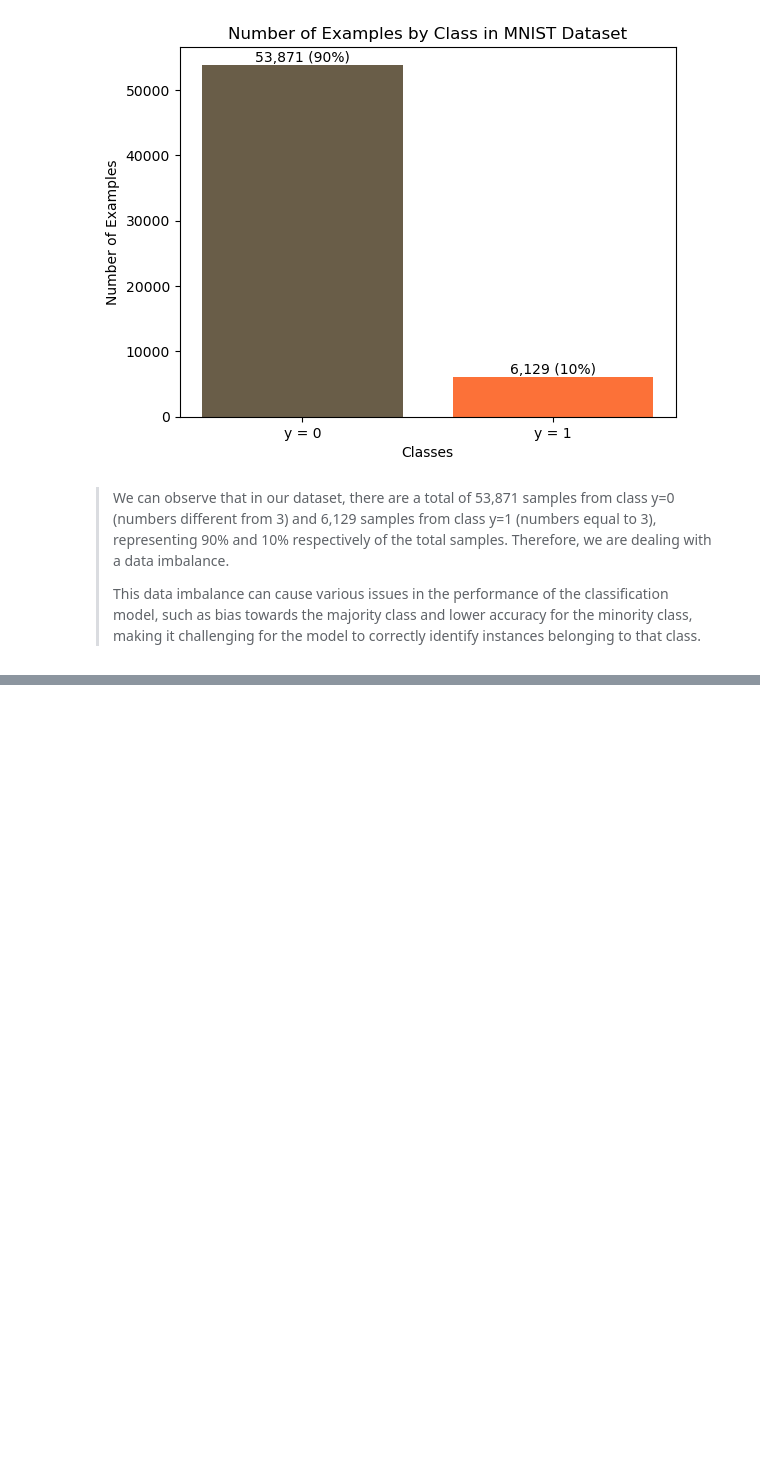
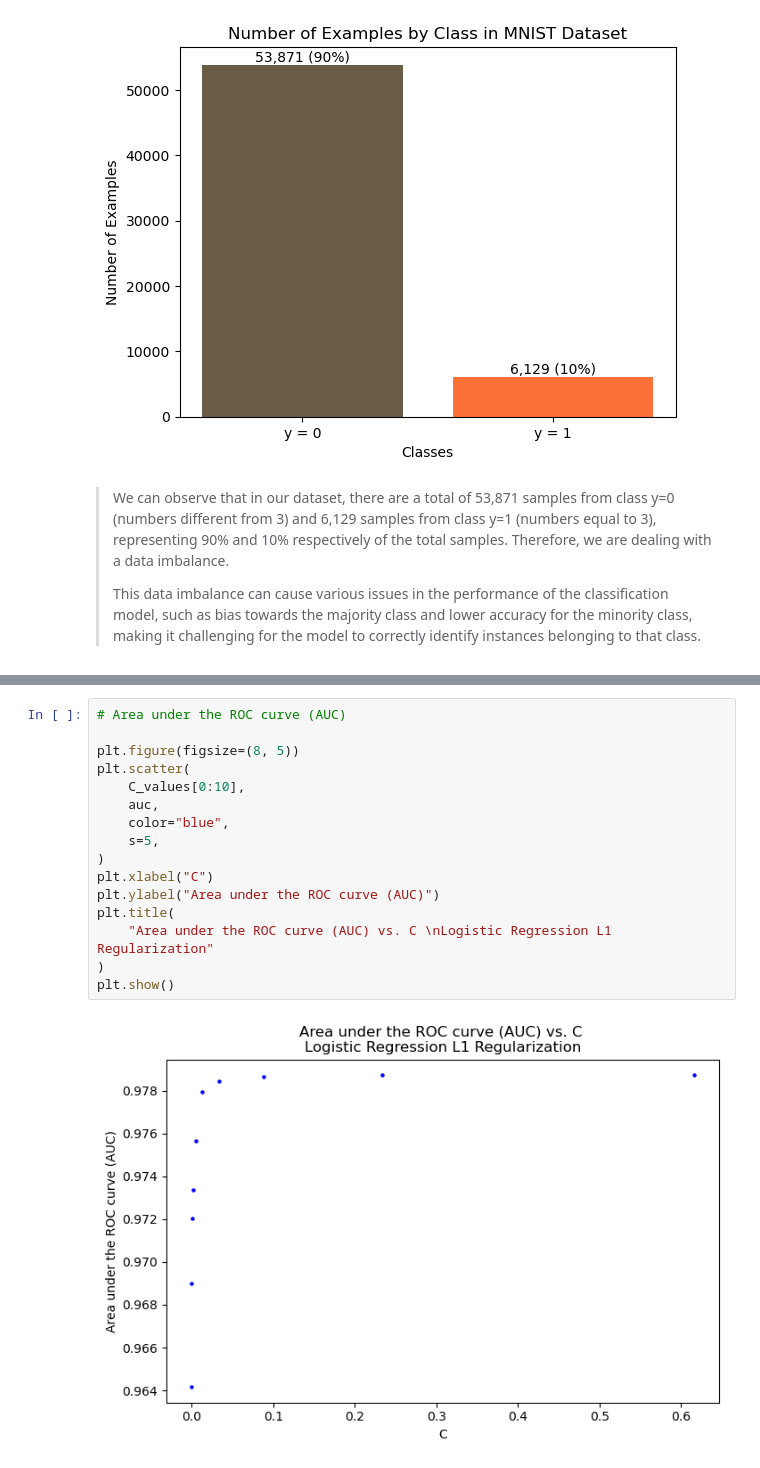
Before and after one commit to BarbaraPFloresRios/IDS705_PrinciplesOfMachineLearning, a Jupyter notebook: Assignment_3_SupervisedLearning_ModelTrainingAndEvaluation/Assignment_3.ipynb, the cells around one changed output, grey strips where cells are left out. Cells and saved outputs as stored; diff of their text form; blank space fills up the shorter version.

```diff
--- a/Assignment_3_SupervisedLearning_ModelTrainingAndEvaluation/Assignment_3.ipynb
+++ b/Assignment_3_SupervisedLearning_ModelTrainingAndEvaluation/Assignment_3.ipynb
@@ -741,0 +738,18 @@ plt.show()
+# %%
+# Area under the ROC curve (AUC)
+
+plt.figure(figsize=(8, 5))
+plt.scatter(
+    C_values[0:10],
+    auc,
+    color="blue",
+    s=5,
+)
+plt.xlabel("C")
+plt.ylabel("Area under the ROC curve (AUC)")
+plt.title(
+    "Area under the ROC curve (AUC) vs. C \nLogistic Regression L1 Regularization"
+)
+plt.show()
+# %% [output]
+[figure, added]
```
Also changed, not shown: parts of 8 cells of this notebook.
